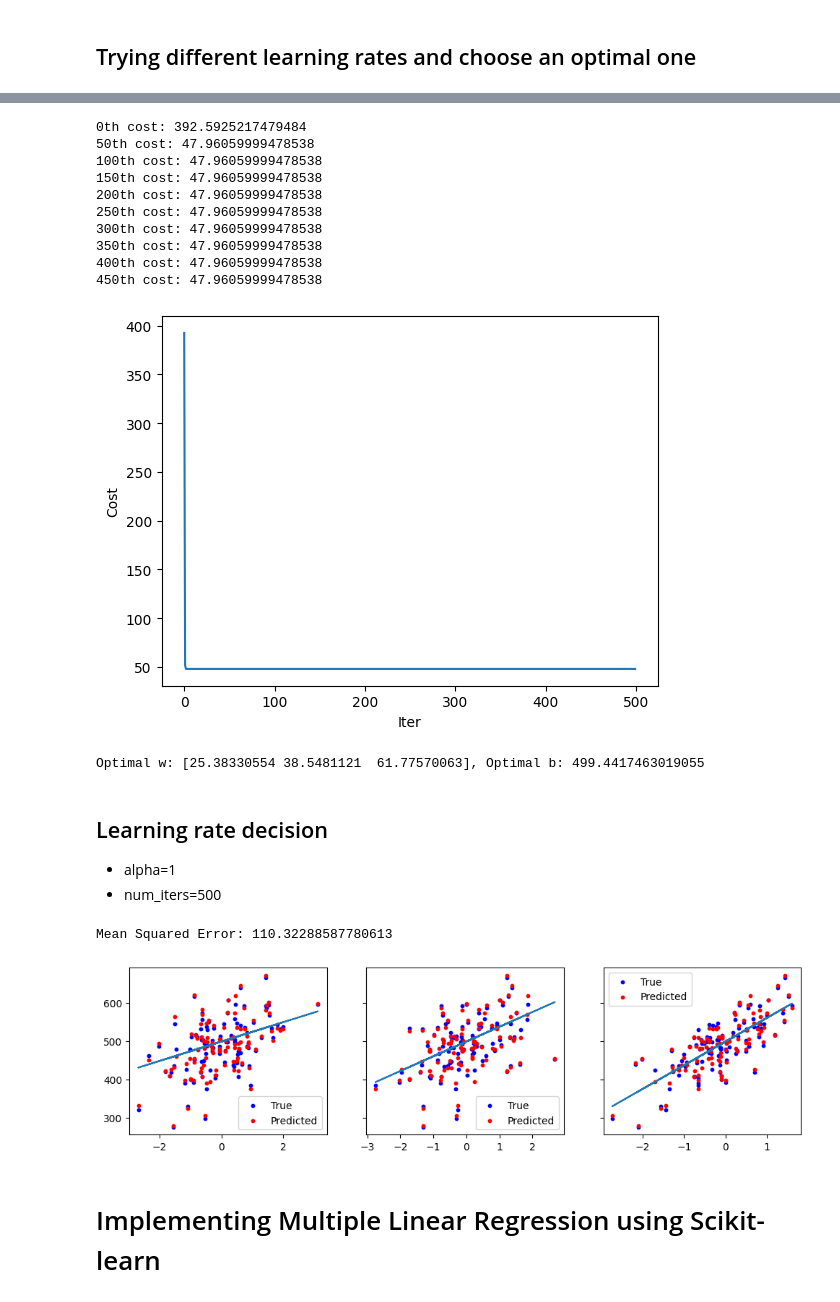
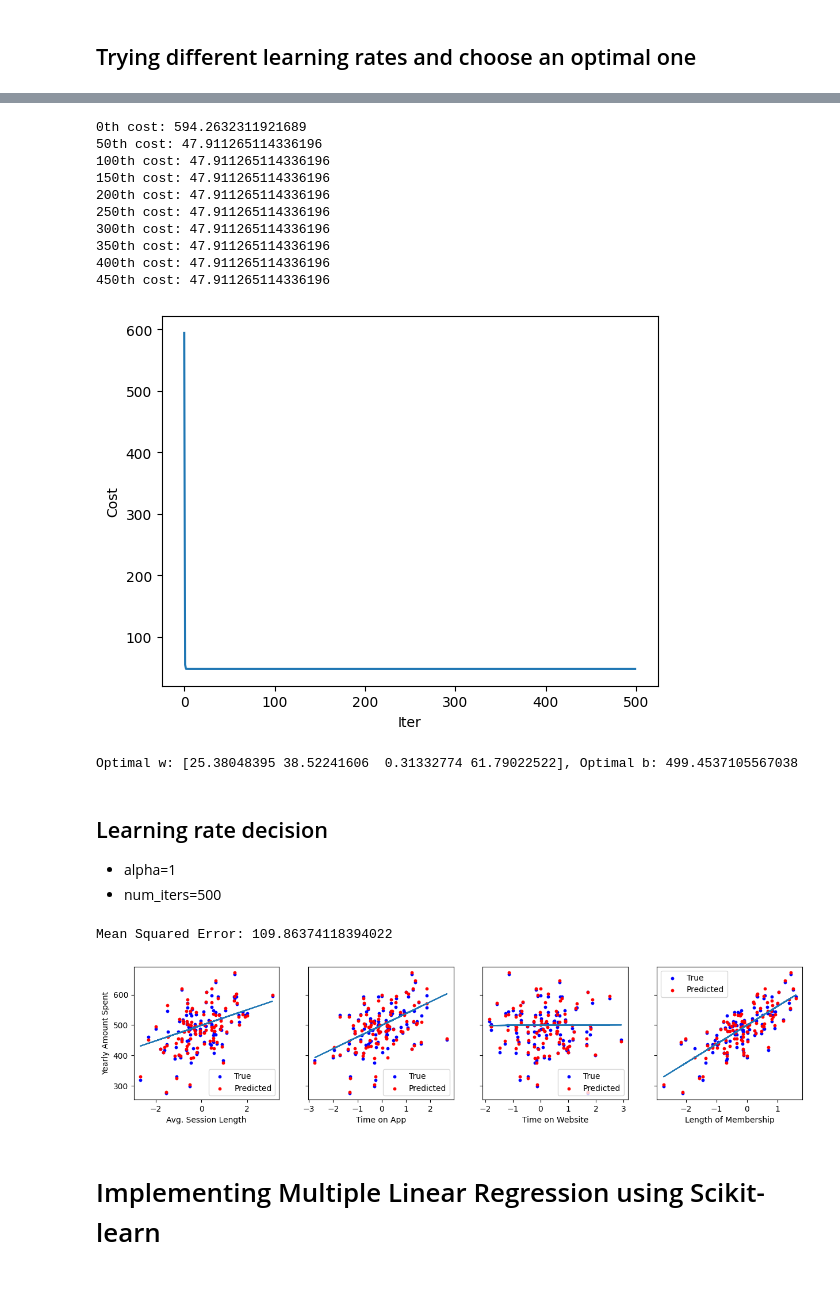
Before and after one commit to lam-thai-nguyen/Linear-Regression-E-Commerce, a Jupyter notebook: main.ipynb, the cells around one changed output, grey strips where cells are left out. Cells and saved outputs as stored; diff of their text form; code cells hidden in the pictures.

```diff
--- a/main.ipynb
+++ b/main.ipynb
@@ -33,12 +33,7 @@ dtypes: float64(5), object(3)
 memory usage: 31.4+ KB
 # %%
 # Target and features
-features = [
-    "Avg. Session Length",
-    "Time on App",
-    "Time on Website",
-    "Length of Membership",
-]
+features = ["Avg. Session Length", "Time on App", "Time on Website", "Length of Membership"]
 X = df[features]
 y = df["Yearly Amount Spent"]
 print(f"Features shape: {X.shape}")
@@ -50,9 +45,7 @@ Target shape: (500,)
 # Normalize data and Split
 X_norm = z_normalize(X)
 
-X_train, X_test, y_train, y_test = train_test_split(
-    X_norm, y, test_size=0.2, random_state=42
-)
+X_train, X_test, y_train, y_test = train_test_split(X_norm, y, test_size=0.2, random_state=42)
 
 print(f"X_train shape: {X_train.shape}")
 print(f"X_test shape: {X_test.shape}")
@@ -84,14 +68,0 @@ We can choose 3 of them first, and try again with only the last feature to see w
-# %%
-# Drop 3rd feature
-try:
-    X_train = X_train.drop(columns="Time on Website")
-    X_test = X_test.drop(columns="Time on Website")
-    y_train = y_train.drop(columns="Time on Website")
-    y_test = y_test.drop(columns="Time on Website")
-except:
-    pass
-
-print(f"X_train shape: {X_train.shape}")
-print(f"X_test shape: {X_test.shape}")
-print(f"y_train shape: {y_train.shape}")
-print(f"y_test shape: {y_test.shape}")
@@ -167,22 +123,20 @@ Optimal w: [-3.59813919e+147 -9.23032774e+147 -1.79835434e+148], Optimal b: -6.6
 # %%
 # Run gradient descent and plot cost per iter
-w_optimal, b_optimal = gradient_descent(
-    X_train, y_train, w, b, num_iters=500, learning_rate=1, plot_cost_per_iter=True
-)
+w_optimal, b_optimal = gradient_descent(X_train, y_train, w, b, num_iters=500, learning_rate=1, plot_cost_per_iter=True)
 print(f"Optimal w: {w_optimal}, Optimal b: {b_optimal}")
 # %% [output]
-0th cost: 392.5925217479484
-50th cost: 47.96059999478538
-100th cost: 47.96059999478538
-150th cost: 47.96059999478538
-200th cost: 47.96059999478538
-250th cost: 47.96059999478538
-300th cost: 47.96059999478538
-350th cost: 47.96059999478538
-400th cost: 47.96059999478538
-450th cost: 47.96059999478538
+0th cost: 594.2632311921689
+50th cost: 47.911265114336196
+100th cost: 47.911265114336196
+150th cost: 47.911265114336196
+200th cost: 47.911265114336196
+250th cost: 47.911265114336196
+300th cost: 47.911265114336196
+350th cost: 47.911265114336196
+400th cost: 47.911265114336196
+450th cost: 47.911265114336196
-[figure, old version]
+[figure, new version]
-Optimal w: [25.38330554 38.5481121  61.77570063], Optimal b: 499.4417463019055
+Optimal w: [25.38048395 38.52241606  0.31332774 61.79022522], Optimal b: 499.4537105567038
 # %% [markdown]
 ## Learning rate decision
 
@@ -193,19 +147,21 @@ Optimal w: [25.38330554 38.5481121  61.77570063], Optimal b: 499.4417463019055
 y_pred = predict(X_test, w_optimal, b_optimal)
 print(f"Mean Squared Error: {mean_squared_error(y_test, y_pred)}")
 # %% [output]
-Mean Squared Error: 110.32288587780613
+Mean Squared Error: 109.86374118394022
 # %%
 # Visualization
 n_features = X_test.shape[1]
 
-_, ax = plt.subplots(1, n_features, figsize=(12, 3), sharey=True)
+_, ax = plt.subplots(1, n_features, figsize=(15, 3), sharey=True)
 for i in range(n_features):
     ax[i].scatter(X_test[:, i], y_test, c="b", s=10, label="True")
     ax[i].scatter(X_test[:, i], y_pred, c="r", s=10, label="Predicted")
     ax[i].plot(X_test[:, i], X_test[:, i] * w_optimal[i] + b_optimal)
+    ax[i].set_xlabel(features[i])
     ax[i].legend()
+ax[0].set_ylabel("Yearly Amount Spent")
 plt.show()
 # %% [output]
-[figure, old version]
+[figure, new version]
 # %% [markdown]
 # Implementing Multiple Linear Regression using Scikit-learn
```
Also changed, not shown: parts of 4 cells of this notebook.
